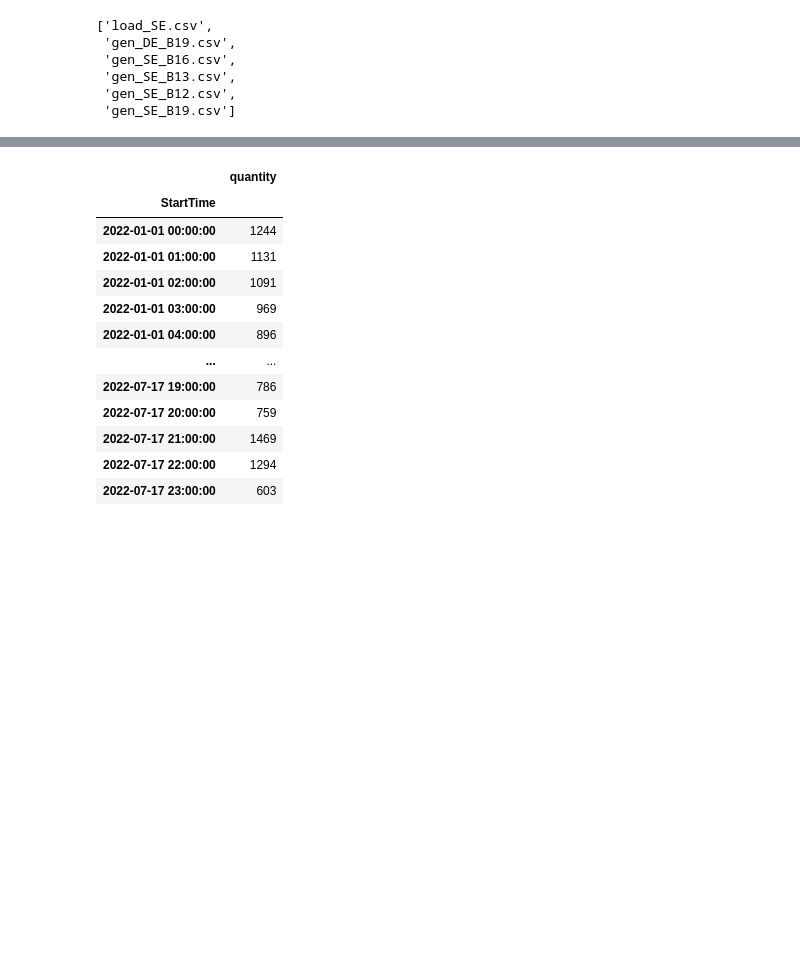
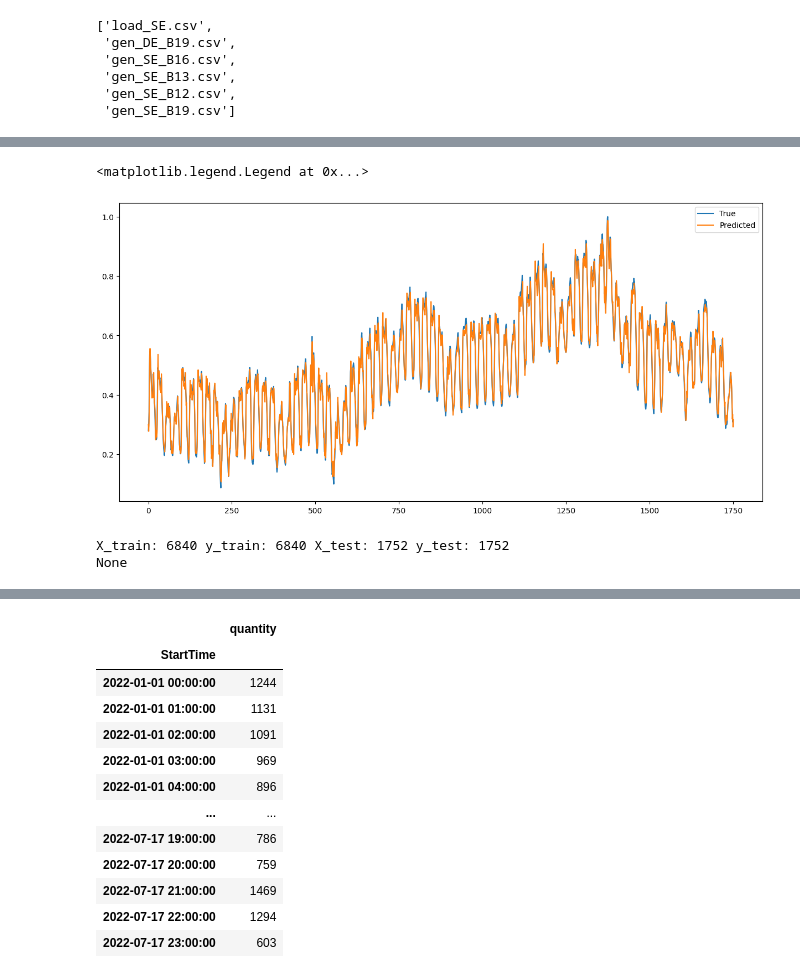
Before and after one commit to EvansVan/Zeros2Heros, a Jupyter notebook: src/cleanest.ipynb, the cells around one changed output, grey strips where cells are left out. Saved outputs shown, nothing was run; the diff lists cells and outputs as text; code cells hidden in the pictures; blank space fills up the shorter version.

```diff
--- a/src/cleanest.ipynb
+++ b/src/cleanest.ipynb
@@ -129,0 +283,27 @@ AttributeError: 'Timestamp' object has no attribute 'split'
+# %%
+from keras.models import Sequential
+from keras.layers import LSTM, Dense
+from tensorflow import keras
+
+
+# Assuming X_train and y_train are your training data
+# Reshape input to be 3D [samples, timesteps, features]
+X_train = X_train.reshape((X_train.shape[0], X_train.shape[1], 1))
+
+# Define the LSTM model
+model = Sequential()
+model.add(LSTM(50, activation='relu', input_shape=(X_train.shape[1], 1)))
+model.add(Dense(1))
+lrlow = keras.optimizers.Adam(learning_rate=0.01)
+
+model.compile(optimizer=lrlow, loss='mse')
+
+# Train the model
+model.fit(X_train, y_train, epochs=4, verbose=True)
+
+# Make a prediction
+# Reshape X_test to be 3D [samples, timesteps, features]
+y_pred = model.predict(X_test)
+y_pred_obs = y_pred
+#save model to access it later
+#model.save('modeLSTM1.h5')
@@ -129,0 +320,45 @@ AttributeError: 'Timestamp' object has no attribute 'split'
+# %%
+# predict the test data
+y_pred = model.predict(X_test)
+# plot the results
+plt.figure(figsize=(15,7))
+plt.plot(y_test, label='True')
+plt.plot(y_pred, label='Predicted')
+plt.legend()
+# %% [output]
+<matplotlib.legend.Legend at 0x...>
+[figure, added]
+# %%
+X = []
+y = []
+for i in range(datalen, len(limbo)):
+    # obs1 is the production data
+    X.append(model_gym['obs1'][i-datalen:i].tolist())
+    y.append(model_gym['obs1'][i])
+    #print(f'X: {X[-1]} y: {y[-1]}')
+# last test hours of data are used for testing
+X_test = X[-test_hours:]
+y_test = y[-test_hours:]
+#first = len(X) - test_hours are for traaining
+X_train = X[:len(X) - test_hours]
+y_train = y[:len(y) - test_hours]
+
+
+print(print(f'X_train: {len(X_train)} y_train: {len(y_train)} X_test: {len(X_test)} y_test: {len(y_test)}'))
+
+# the label is NOT in the data!
+X_train[0][-1] == y_train[0]
+
+# Assuming X_train is a list of lists
+X_train = np.array(X_train)
+
+# Reshape X_train to be 3D [samples, timesteps, features]
+X_train = X_train.reshape((X_train.shape[0], X_train.shape[1], 1))
+X_test = np.array(X_test)
+
+X_test = X_test.reshape((X_test.shape[0], X_test.shape[1], 1))
+
+y_train = np.array(y_train)
+# %% [output]
+X_train: 6840 y_train: 6840 X_test: 1752 y_test: 1752
+None
```
Also changed, not shown: parts of 23 cells of this notebook, 6 other files.
